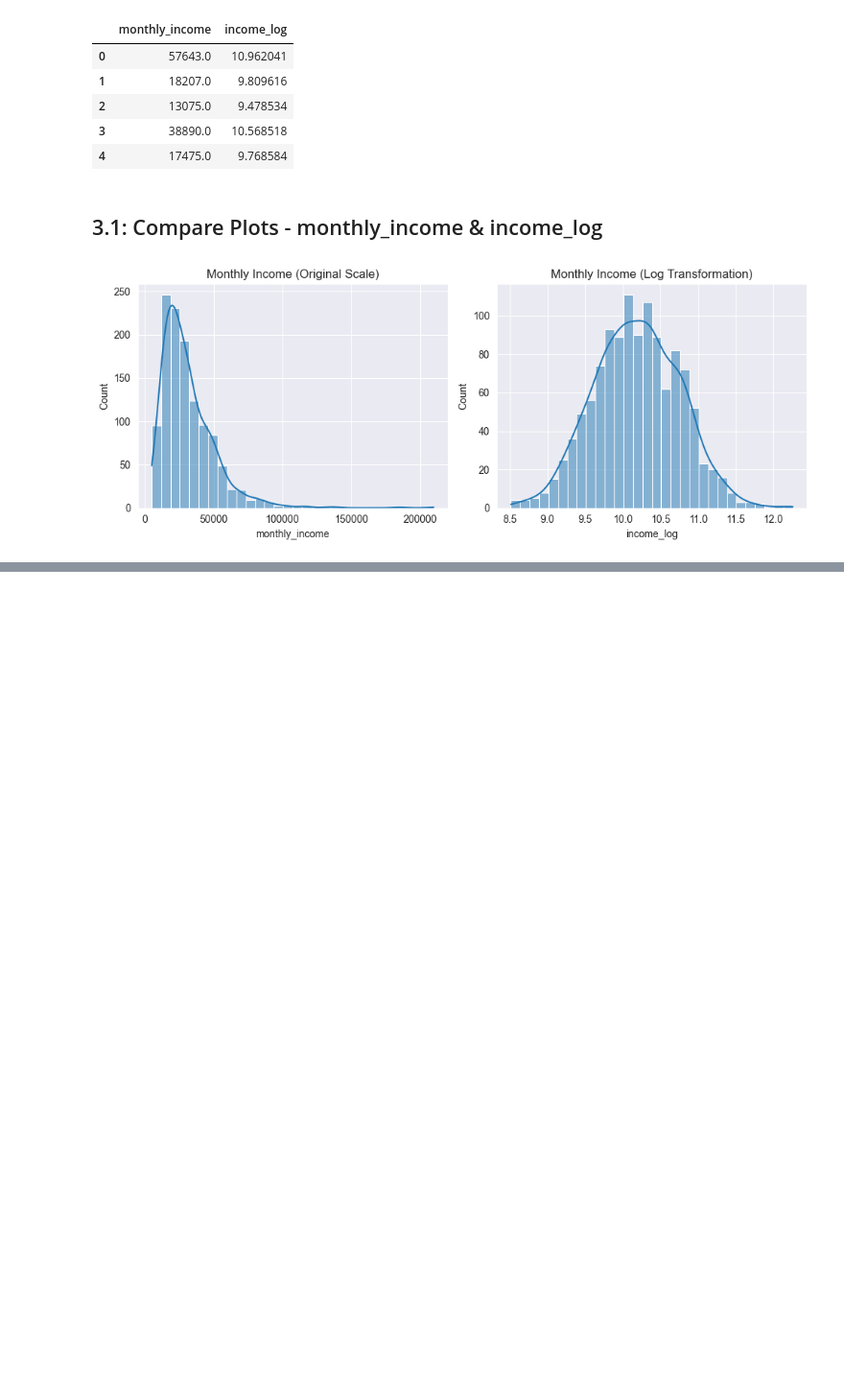
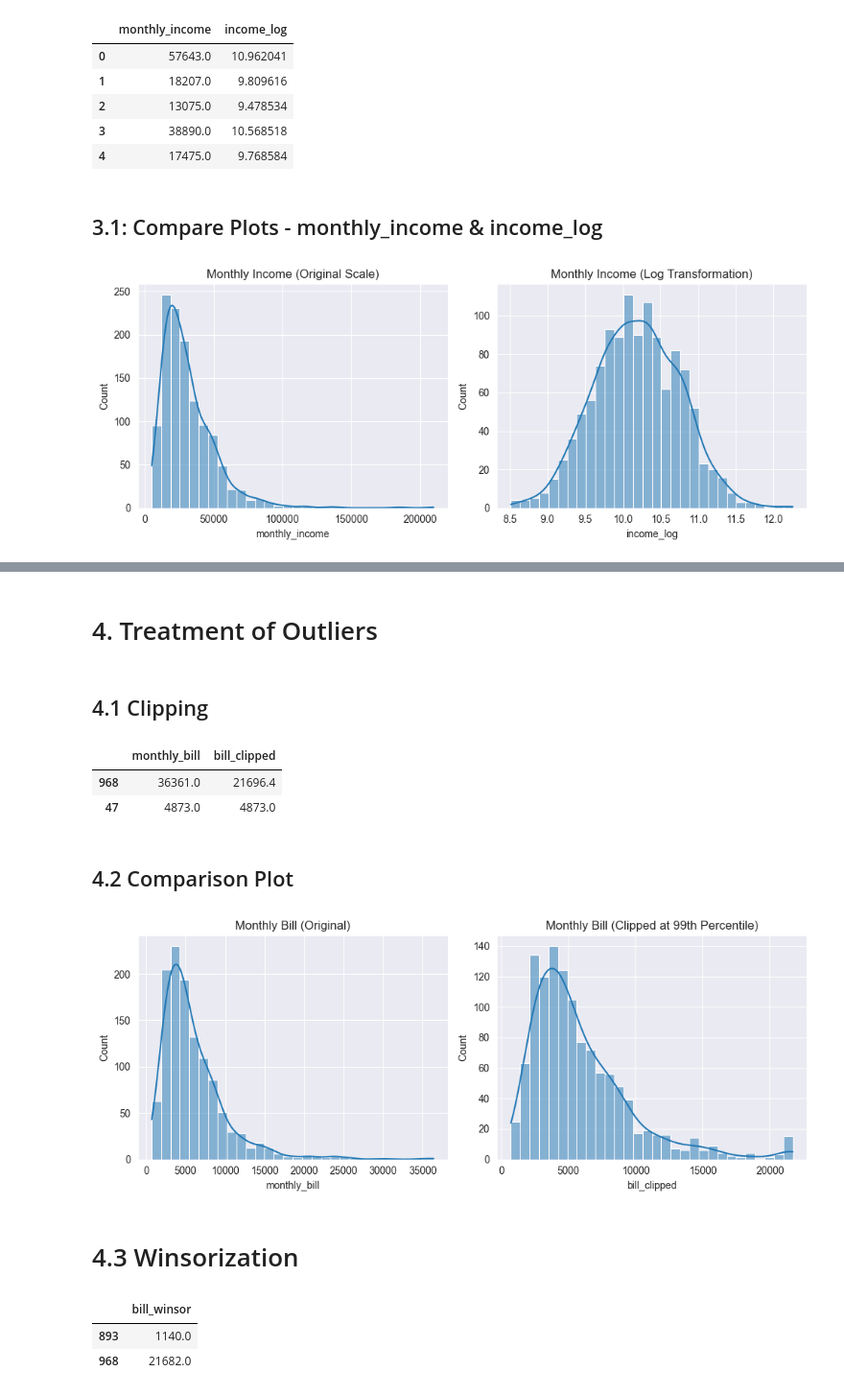
Before and after one commit to MuhaammadUsman/Agentic-AI-Learning-Journey, a Jupyter notebook: module_02_data_science/83_feature_transformations.ipynb, the cells around one changed output, grey strips where cells are left out. Shown at 96% size. Saved outputs shown, nothing was run; the diff lists cells and outputs as text; code cells hidden in the pictures; blank space fills up the shorter version.

```diff
--- a/module_02_data_science/83_feature_transformations.ipynb
+++ b/module_02_data_science/83_feature_transformations.ipynb
@@ -101,0 +114,66 @@ plt.show()
+# %% [markdown]
+# 4. Treatment of Outliers
+# %% [markdown]
+## 4.1 Clipping
+# %%
+# Specify the upper boundary at the 99th percentile
+upper_limit = df["monthly_bill"].quantile(0.99)
+
+# Clip values above the upper limit
+df["bill_clipped"] = df["monthly_bill"].clip(
+    upper=upper_limit
+)
+
+# Compare the maximum and middle observations
+df.loc[
+    [
+        df["monthly_bill"].idxmax(),
+        df["monthly_bill"].sort_values().index[len(df) // 2]
+    ],
+    ["monthly_bill", "bill_clipped"]
+]
+# %% [output]
+|  | monthly_bill | bill_clipped |
+| 968 | 36361.0 | 21696.4 |
+| 47 | 4873.0 | 4873.0 |
+# %% [markdown]
+## 4.2 Comparison Plot
+# %%
+# Set the size of the overall figure
+plt.figure(figsize=(10, 4))
+
+# Create the first plot: 1 row, 2 columns, position 1
+plt.subplot(1, 2, 1)
+
+# Plot the original monthly bill distribution
+# kde=True adds a smooth density curve
+# bins=30 divides the data into 30 groups
+sns.histplot(
+    df["monthly_bill"],
+    kde=True,
+    bins=30
+)
+# Add a title
+plt.title("Monthly Bill (Original)")
+
+# Create the second plot: 1 row, 2 columns, position 2
+plt.subplot(1, 2, 2)
+
+# Plot the monthly bill after clipping
+sns.histplot(
+    df["bill_clipped"],
+    kde=True,
+    bins=30
+)
+# Add a title
+plt.title("Monthly Bill (Clipped at 99th Percentile)")
+
+# Adjust layout
+plt.tight_layout()
+
+# Display plots
+plt.show()
+# %% [output]
+[figure, added]
+# %% [markdown]
+# 4.3 Winsorization
@@ -101,0 +187,11 @@ plt.show()
+# %%
+# check effect on extreme values
+df.loc[
+    [df["monthly_bill"].idxmin(),
+     df["monthly_bill"].idxmax()],
+    ["bill_winsor"]
+]
+# %% [output]
+|  | bill_winsor |
+| 893 | 1140.0 |
+| 968 | 21682.0 |
```
Also changed, not shown: parts of 5 cells of this notebook.
